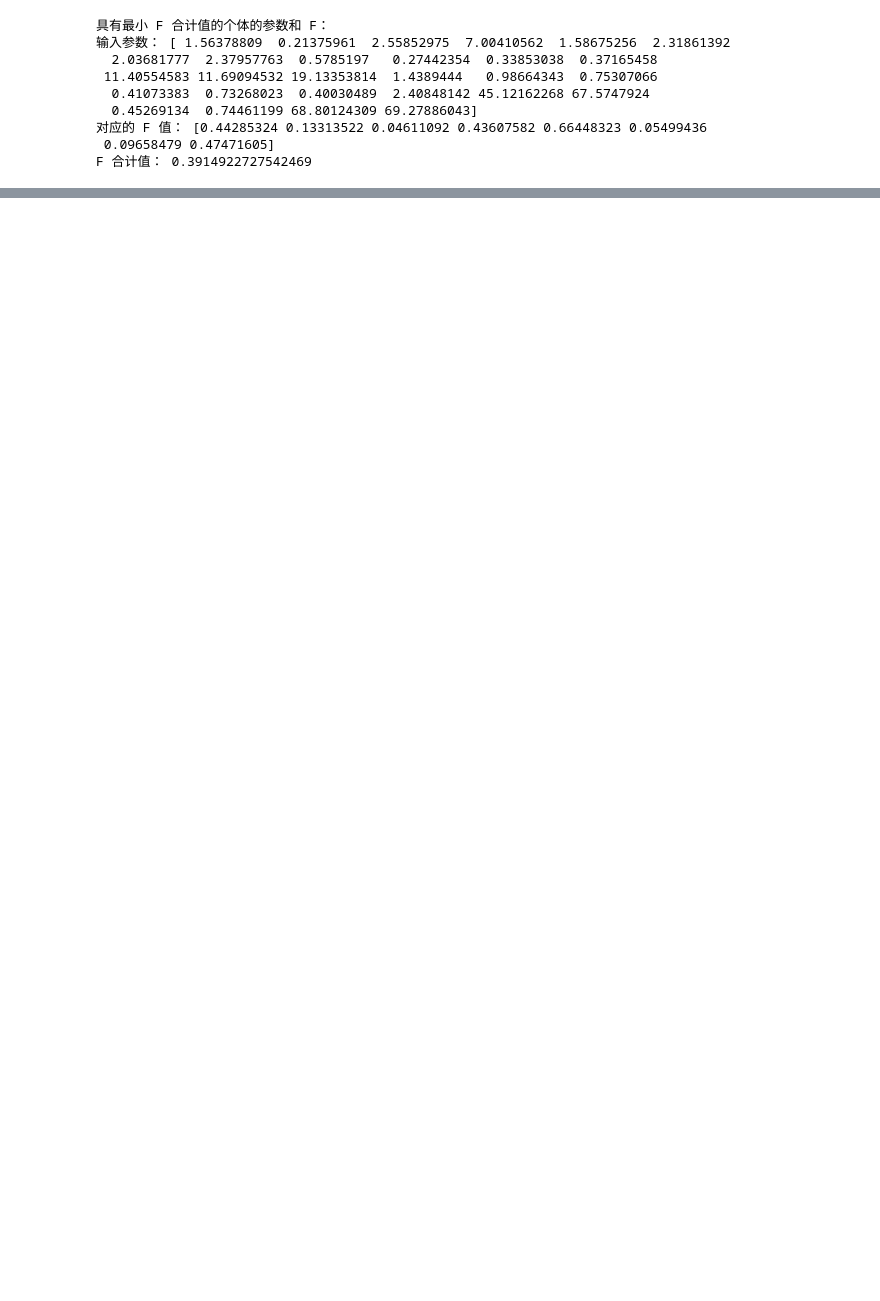
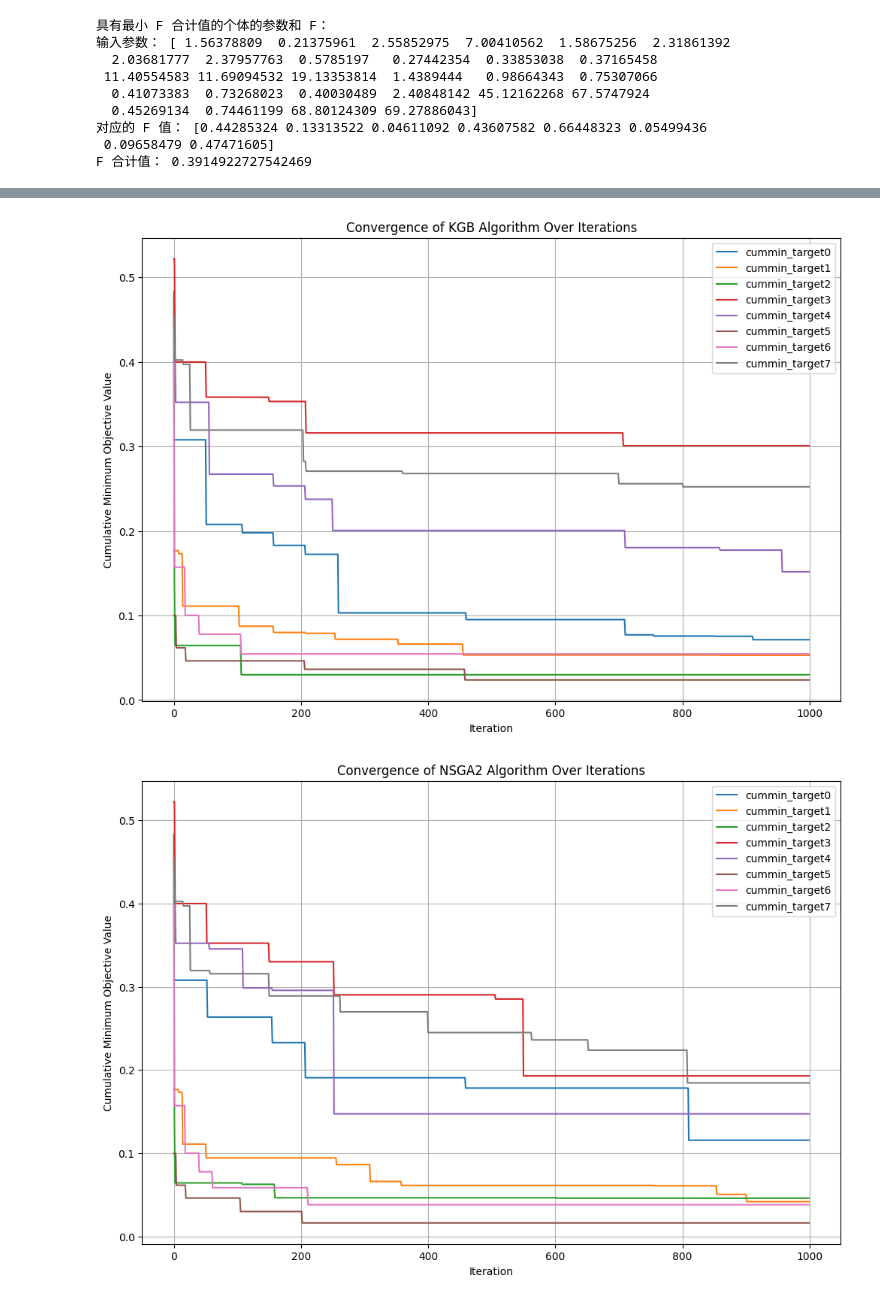
Before and after one commit to Gaochengzhi/sumo_bayesian_calibration, a Jupyter notebook: src/trymoo.ipynb, the cells around one changed output, grey strips where cells are left out. Drawn from its saved outputs; the diff is of its cells as text; code cells hidden in the pictures; blank space fills up the shorter version.

```diff
--- a/src/trymoo.ipynb
+++ b/src/trymoo.ipynb
@@ -138,3 +88,22 @@ print("F 合计值：", sum_F[min_index]/6)
 对应的 F 值： [0.44285324 0.13313522 0.04611092 0.43607582 0.66448323 0.05499436
  0.09658479 0.47471605]
 F 合计值： 0.3914922727542469
+# %%
+from pymoo.algorithms.moo.nsga3 import NSGA3
+from pymoo.optimize import minimize
+from pymoo.problems import get_problem
+from pymoo.util.ref_dirs import get_reference_directions
+
+# create the reference directions to be used for the optimization
+ref_dirs = get_reference_directions("energy", 3, 90, seed=1)
+
+# create the algorithm object
+algorithm = NSGA3(pop_size=92,
+                  ref_dirs=ref_dirs)
+
+# execute the optimization
+res = minimize(get_problem("dtlz1"),
+               algorithm,
+               seed=1,
+               termination=('n_gen', 60)
+               ,verbose=True)
@@ -144,3 +131,49 @@ def gen_eval_data(min_X):
     task = SUMO_task(param)
     res = task.run_task(save=True, gui=False,sim_step=500*30)
 # gen_eval_data(min_X)
+# %%
+import pickle
+import pandas as pd
+import matplotlib.pyplot as plt
+
+# 文件列表
+file_list = ['kgb_result.pkl', 'nsga2_result.pkl', 'pso_result.pkl', 'sms_result.pkl']
+
+# 处理每个文件
+for file in file_list:
+    # 从pickled文件中加载结果对象
+    with open(f'../output/data_cache/{file}', 'rb') as f:
+        res = pickle.load(f)
+
+    # 获取历史对象
+    history = res.history
+
+    # 提取所有演算的目标值
+    all_f = [entry.pop.get('F') for entry in history]
+
+    # 将目标值展平
+    flattened_f = np.vstack(all_f)
+
+    # 转换为DataFrame
+    df = pd.DataFrame(flattened_f, columns=[f'target{i}' for i in range(flattened_f.shape[1])])
+
+    # 按时间顺序计算每个目标值的累积最小值并保存
+    for col in df.columns:
+        df[f'cummin_{col}'] = df[col].cummin()
+
+    # 绘图
+    plt.figure(figsize=(12, 8))
+    for col in df.columns:
+        if col.startswith('cummin_'):
+            plt.plot(df[col], label=f'{col}', linestyle='-')
+
+    # 图示和标签
+    plt.xlabel('Iteration')
+    plt.ylabel('Cumulative Minimum Objective Value')
+    plt.title(f'Convergence of {file.split("_")[0].upper()} Algorithm Over Iterations')
+    plt.legend()
+    plt.grid(True)
+    plt.show()
+# %% [output]
+[figure, added]
+[figure, added]
```
Also changed, not shown: parts of 3 cells of this notebook, 4 other files.
